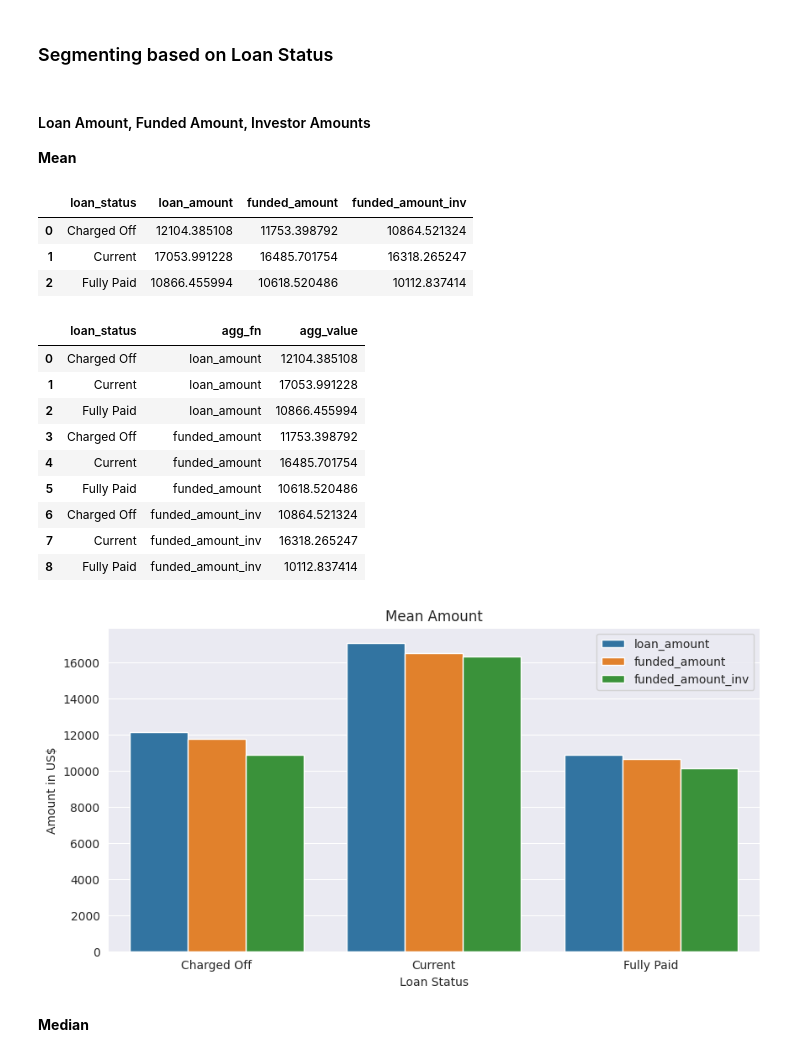
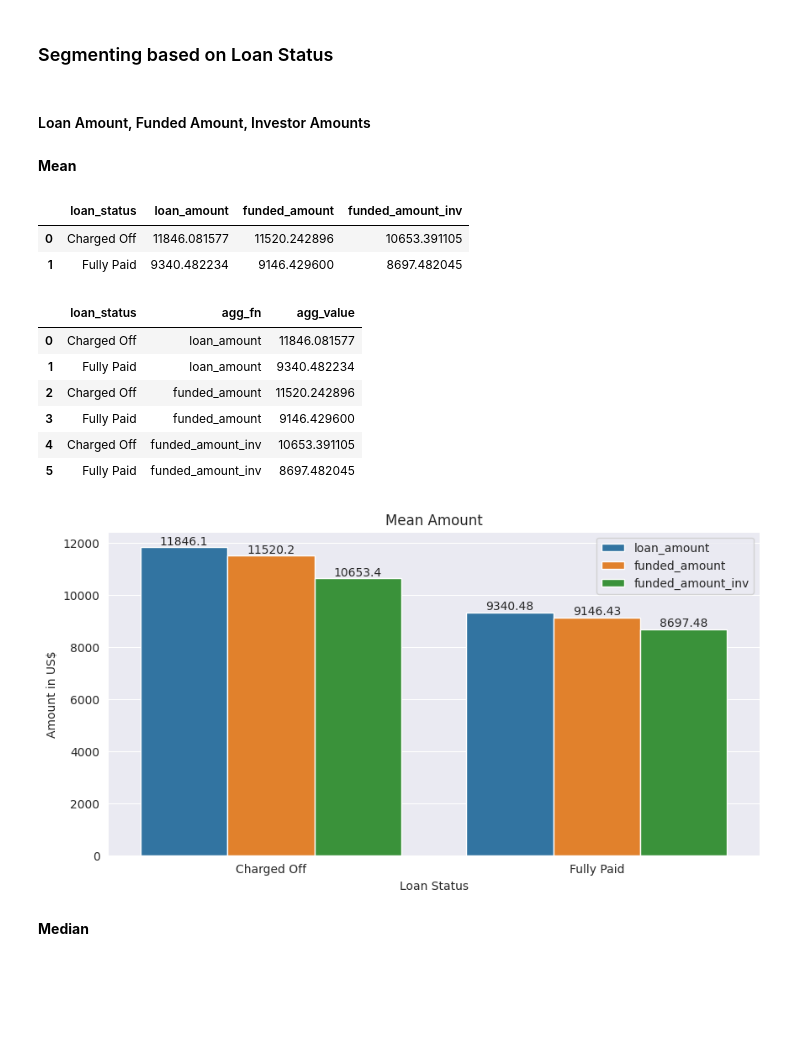
Before and after one commit to eeshangpt/lending-club-case-study, a Jupyter notebook: analysis.ipynb, the cells around one changed output. Cells and saved outputs as stored; diff of their text form; code cells hidden in the pictures; blank space fills up the shorter version.

```diff
--- a/analysis.ipynb
+++ b/analysis.ipynb
@@ -85,7 +85,7 @@ As seen above, there are columns which do not contain any values. Some of the co
 # %% [markdown]
 57 columns have more than 50% vlues as null. I am choosing not to use them and dropping them from analysis.
 # %%
-column_names = df.columns[df.isna().sum() <= 0.50 * df.shape[0]].tolist()
+column_names = df.columns[df.isna().sum() <= 0.60 * df.shape[0]].tolist()
 data_df = df[column_names]
 del df
 data_df.sample(3)
@@ -206,7 +206,7 @@ data_df['emp_length'] = data_df.emp_length.apply(lambda x: x if '<' not in str(x
 data_df['revol_util'] = data_df.revol_util.apply(lambda x: float(x.strip("%")) if isinstance(x, str) else float(x))
 data_df['title'] = data_df.title.apply(lambda x: x.strip().lower() if not isinstance(x, float) else x)
 # %%
-data_df = data_df.drop(['issue_d', 'earliest_cr_line', 'url', 'last_pymnt_d', 'last_credit_pull_d'], axis=1)
+data_df = data_df.drop(['issue_d', 'earliest_cr_line', 'url', 'last_pymnt_d', 'last_credit_pull_d', 'desc'], axis=1)
 # %% [markdown]
 ## Step 2: Uni-variate Analysis
 # %% [markdown]
@@ -271,0 +334,2 @@ We observe that:
+# %%
+data_df = data_df[data_df.loan_status.isin(['Fully Paid', 'Charged Off'])]
@@ -778,3 +1152,5 @@ From these two insights we can understand that most of the people have 0 outstan
+# %%
+data_df = data_df.drop(['out_prncp', 'out_prncp_inv'], axis=1)
 # %% [markdown]
 ### Total Accounts
 
@@ -850,43 +1282,42 @@ We observe that:
 ## Step 3: Segmented Uni-Variate Analysis
 # %% [markdown]
 ### Segmenting based on Loan Status
-# %% [markdown]
-#### Loan Amount, Funded Amount, Investor Amounts
-
-**Mean**
+# %% [markdown]
+#### Loan Amount, Funded Amount, Investor Amounts
+# %% [markdown]
+**Mean**
 # %%
 temp_df = data_df.groupby(['loan_status']).agg({'loan_amnt': 'mean', 'funded_amnt':'mean', 'funded_amnt_inv':'mean'}).reset_index()
 temp_df.columns = ['loan_status', 'loan_amount', 'funded_amount', 'funded_amount_inv']
 temp_df
 # %% [output]
 |  | loan_status | loan_amount | funded_amount | funded_amount_inv |
-| 0 | Charged Off | 12104.385108 | 11753.398792 | 10864.521324 |
-| 1 | Current | 17053.991228 | 16485.701754 | 16318.265247 |
-| 2 | Fully Paid | 10866.455994 | 10618.520486 | 10112.837414 |
+| 0 | Charged Off | 11846.081577 | 11520.242896 | 10653.391105 |
+| 1 | Fully Paid | 9340.482234 | 9146.429600 | 8697.482045 |
 # %%
 temp_df = temp_df.melt(id_vars='loan_status', var_name='agg_fn', value_name='agg_value')
 temp_df
 # %% [output]
 |  | loan_status | agg_fn | agg_value |
-| 0 | Charged Off | loan_amount | 12104.385108 |
-| 1 | Current | loan_amount | 17053.991228 |
-| 2 | Fully Paid | loan_amount | 10866.455994 |
-| 3 | Charged Off | funded_amount | 11753.398792 |
-| 4 | Current | funded_amount | 16485.701754 |
-| 5 | Fully Paid | funded_amount | 10618.520486 |
-| 6 | Charged Off | funded_amount_inv | 10864.521324 |
-| 7 | Current | funded_amount_inv | 16318.265247 |
-| 8 | Fully Paid | funded_amount_inv | 10112.837414 |
+| 0 | Charged Off | loan_amount | 11846.081577 |
+| 1 | Fully Paid | loan_amount | 9340.482234 |
+| 2 | Charged Off | funded_amount | 11520.242896 |
+| 3 | Fully Paid | funded_amount | 9146.429600 |
+| 4 | Charged Off | funded_amount_inv | 10653.391105 |
+| 5 | Fully Paid | funded_amount_inv | 8697.482045 |
 # %%
 plt.figure(figsize=(10, 5))
-sns.barplot(data=temp_df, x='loan_status', y='agg_value', hue='agg_fn')
+ax = sns.barplot(data=temp_df, x='loan_status', y='agg_value', hue='agg_fn')
+ax.bar_label(ax.containers[0])# fmt="{:0f}")
+ax.bar_label(ax.containers[1])# fmt="{:0.1f}")
+ax.bar_label(ax.containers[2])# fmt="{:0.1f}")
 plt.title("Mean Amount")
 plt.xlabel("Loan Status")
 plt.ylabel("Amount in US$")
 plt.legend()
 plt.show()
 # %% [output]
-[figure, old version]
+[figure, new version]
 # %% [markdown]
 **Median**
 # %%
```
Also changed, not shown: parts of 200 cells of this notebook.
